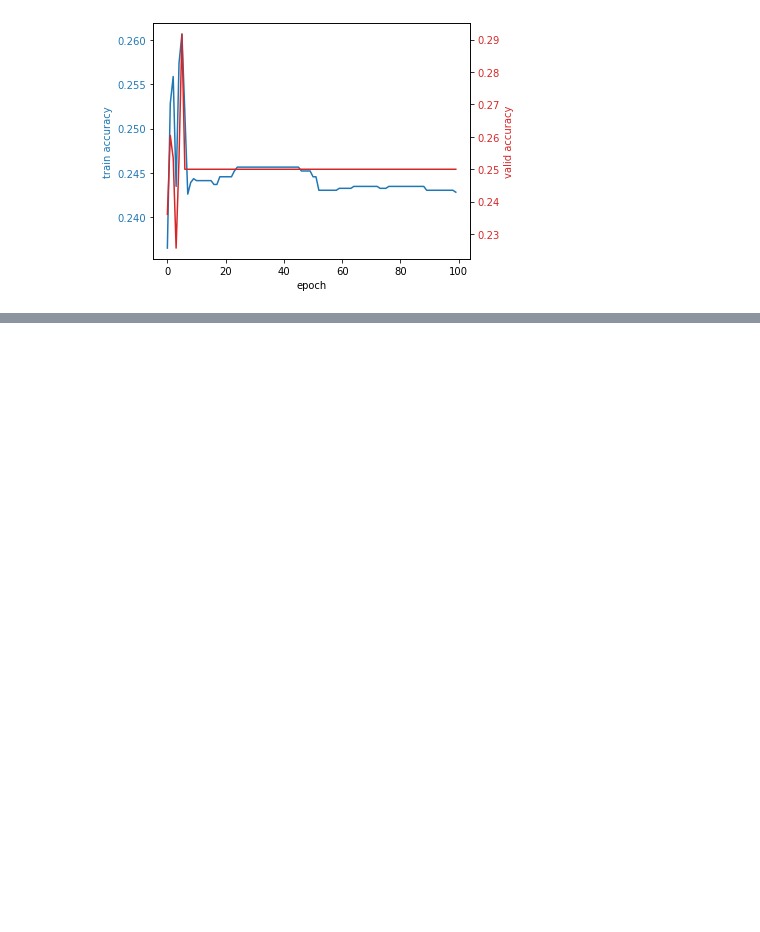
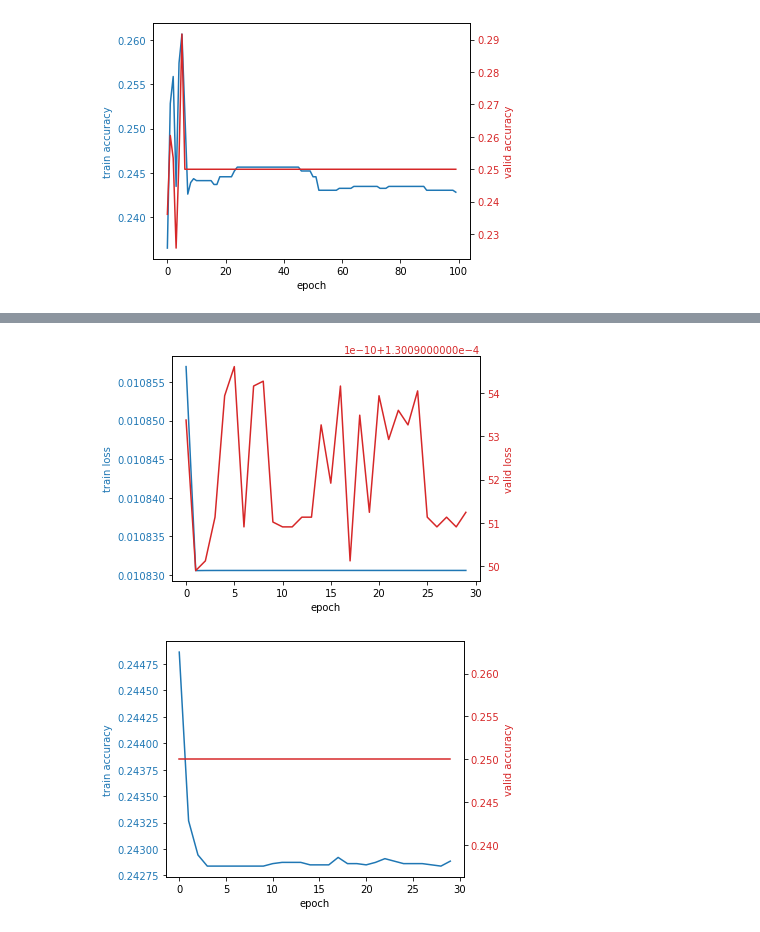
Before and after one commit to mmi366127/end-to-end-CNN-with-attentional-mechanism-to-raw-EEG-in-BCI-classification, a Jupyter notebook: main.ipynb, the cells around one changed output, grey strips where cells are left out. Drawn from its saved outputs; the diff is of its cells as text; code cells hidden in the pictures; blank space fills up the shorter version.

Commit message:
test with and without DA(sliding window) on SI.

```diff
--- a/main.ipynb
+++ b/main.ipynb
@@ -61,0 +64,36 @@ utils.plot_curve(accuracy_log, 'accuracy')
+# %%
+from dataset.matDataset import SI_dataset
+from torch.utils.data import DataLoader
+import torch.optim as optim
+import torch.nn as nn
+import torch
+
+from models import *
+from trial import *
+
+
+model = AttentionNet(
+    input_size = (22, 125),
+    activate_func = nn.ELU,
+    dropout = 0.8,
+    kernel_size = 12,
+    dense_size = 128,
+    filter_number = 32
+)
+
+
+optimizer = optim.Adam(
+    model.parameters(),
+    lr = 0.01,
+    weight_decay = 0.1
+)
+
+train_dataset = SI_dataset(DA = True)
+test_dataset = SI_dataset(train = False, DA = True)
+
+train_loader = DataLoader(train_dataset, batch_size = 128)
+
+
+device = torch.device('cuda:0')
+
+model, loss_log, accuracy_log = train(model, device, nn.CrossEntropyLoss(), optimizer, 30, train_loader, test_dataset)
@@ -61,0 +114,9 @@ utils.plot_curve(accuracy_log, 'accuracy')
+# %%
+from importlib import reload
+import utils
+reload(utils)
+utils.plot_curve(loss_log, 'loss')
+utils.plot_curve(accuracy_log, 'accuracy')
+# %% [output]
+[figure, added]
+[figure, added]
```
Also changed, not shown: parts of 4 cells of this notebook, 1 other file.
